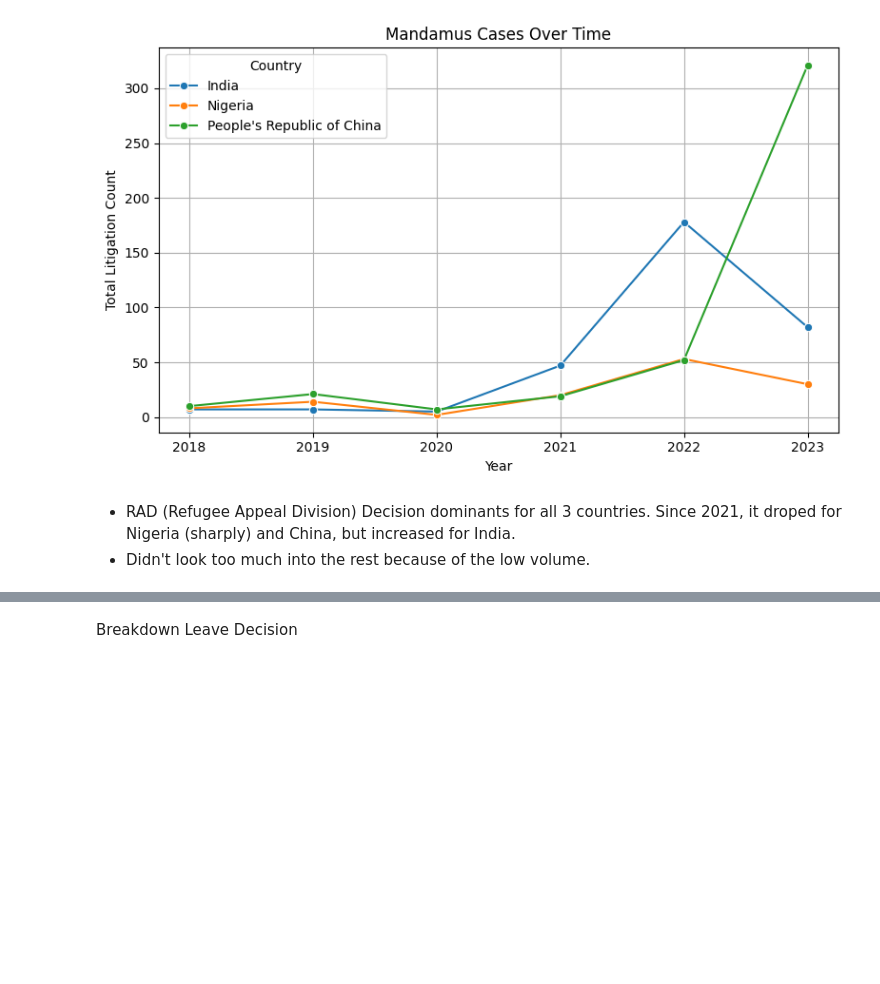
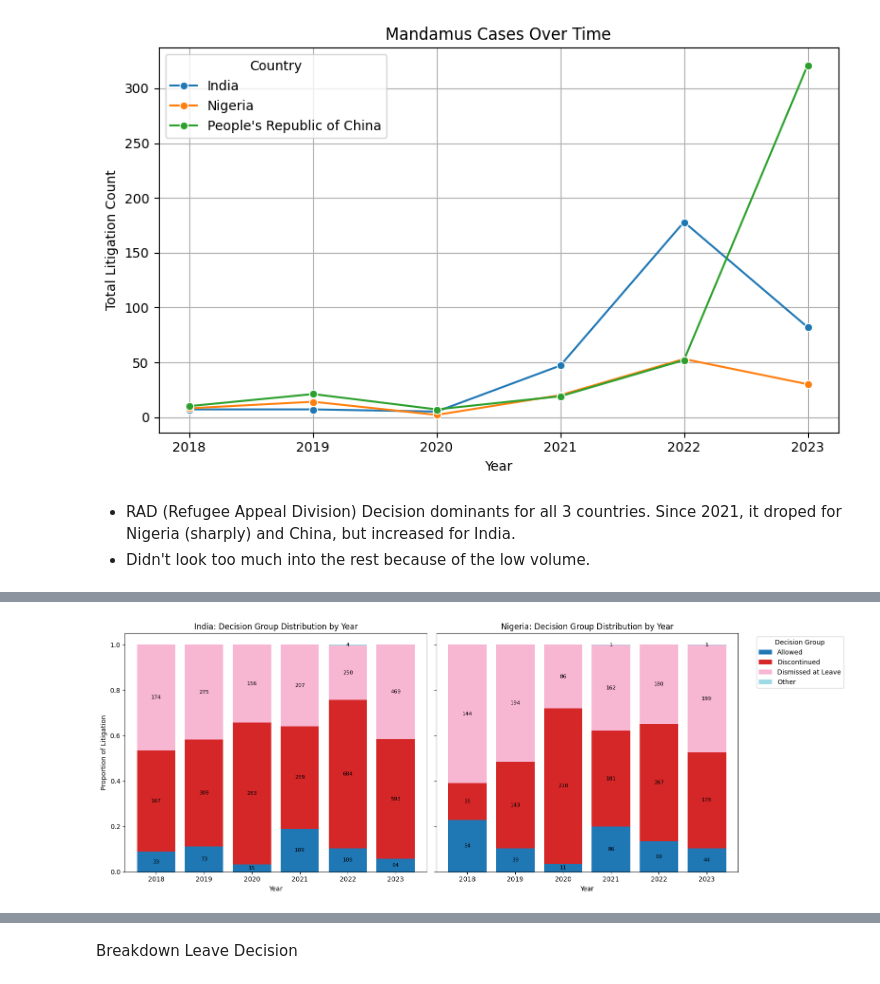
Before and after one commit to ismailbhinder/Public-Transparency-for-Immigration-Law-Canada, a Jupyter notebook: notebooks/EDA litigation case data.ipynb, the cells around one changed output, grey strips where cells are left out. Drawn from its saved outputs; the diff is of its cells as text; code cells hidden in the pictures; blank space fills up the shorter version.

```diff
--- a/notebooks/EDA litigation case data.ipynb
+++ b/notebooks/EDA litigation case data.ipynb
@@ -627,0 +684,14 @@ array(['RAD Decisions', 'Removal Order', 'HC Decisions', 'RPD Decisions',
+# %%
+# Select relevant countries from filtered data
+subset = filtered_df[filtered_df['Country of Citizenship'].isin(['India', 'Nigeria', "People's Republic of China"])].copy()
+
+# Normalize litigation count within each (country, year)
+grouped = (
+    subset.groupby(['Country of Citizenship', 'LIT Leave Decision Date - Year', 'Decision Group'])['LIT Litigation Count']
+    .sum()
+    .groupby(level=[0, 1])
+    .apply(lambda x: x / x.sum())
+)
+
+# Pivot to wide format
+pivot = grouped.unstack(fill_value=0)
@@ -627,0 +700,66 @@ array(['RAD Decisions', 'Removal Order', 'HC Decisions', 'RPD Decisions',
+# %%
+# Step 1: Compute absolute counts (not normalized)
+absolute_counts = (
+    subset.groupby(['Country of Citizenship', 'LIT Leave Decision Date - Year', 'Decision Group'])['LIT Litigation Count']
+    .sum()
+    .unstack(fill_value=0)
+)
+
+# Step 2: Normalize to get proportions (your existing pivot)
+proportions = absolute_counts.div(absolute_counts.sum(axis=1), axis=0)
+
+# Step 3: Split by country
+nr_india_prop = proportions.loc['India'].copy()
+nr_nigeria_prop = proportions.loc['Nigeria'].copy()
+nr_india_abs = absolute_counts.loc['India'].copy()
+nr_nigeria_abs = absolute_counts.loc['Nigeria'].copy()
+
+# Reset index levels
+nr_india_prop.index = nr_india_prop.index.get_level_values(0)
+nr_nigeria_prop.index = nr_nigeria_prop.index.get_level_values(0)
+nr_india_abs.index = nr_india_abs.index.get_level_values(0)
+nr_nigeria_abs.index = nr_nigeria_abs.index.get_level_values(0)
+
+# Step 4: Plot
+fig, axes = plt.subplots(1, 2, figsize=(16, 6), sharey=True)
+
+# India subplot
+nr_india_prop.plot(kind='bar', stacked=True, ax=axes[0], width=0.8, legend=False, colormap='tab20')
+axes[0].set_title('India: Decision Group Distribution by Year')
+axes[0].set_xlabel('Year')
+axes[0].set_ylabel('Proportion of Litigation')
+axes[0].tick_params(axis='x', rotation=0)
+
+# Add absolute count labels for India
+for idx, year in enumerate(nr_india_abs.index):
+    cum_height = 0
+    for col in nr_india_abs.columns:
+        count = nr_india_abs.loc[year, col]
+        if count > 0:
+            height = nr_india_prop.loc[year, col]
+            axes[0].text(idx, cum_height + height / 2, str(int(count)),
+                         ha='center', va='center', fontsize=8, color='black')
+            cum_height += height
+
+# Nigeria subplot
+nr_nigeria_prop.plot(kind='bar', stacked=True, ax=axes[1], width=0.8, legend=True, colormap='tab20')
+axes[1].set_title('Nigeria: Decision Group Distribution by Year')
+axes[1].set_xlabel('Year')
+axes[1].tick_params(axis='x', rotation=0)
+axes[1].legend(title='Decision Group', bbox_to_anchor=(1.05, 1), loc='upper left')
+
+# Add absolute count labels for Nigeria
+for idx, year in enumerate(nr_nigeria_abs.index):
+    cum_height = 0
+    for col in nr_nigeria_abs.columns:
+        count = nr_nigeria_abs.loc[year, col]
+        if count > 0:
+            height = nr_nigeria_prop.loc[year, col]
+            axes[1].text(idx, cum_height + height / 2, str(int(count)),
+                         ha='center', va='center', fontsize=8, color='black')
+            cum_height += height
+
+plt.tight_layout()
+plt.show()
+# %% [output]
+[figure, added]
```
Also changed, not shown: parts of 24 cells of this notebook.
